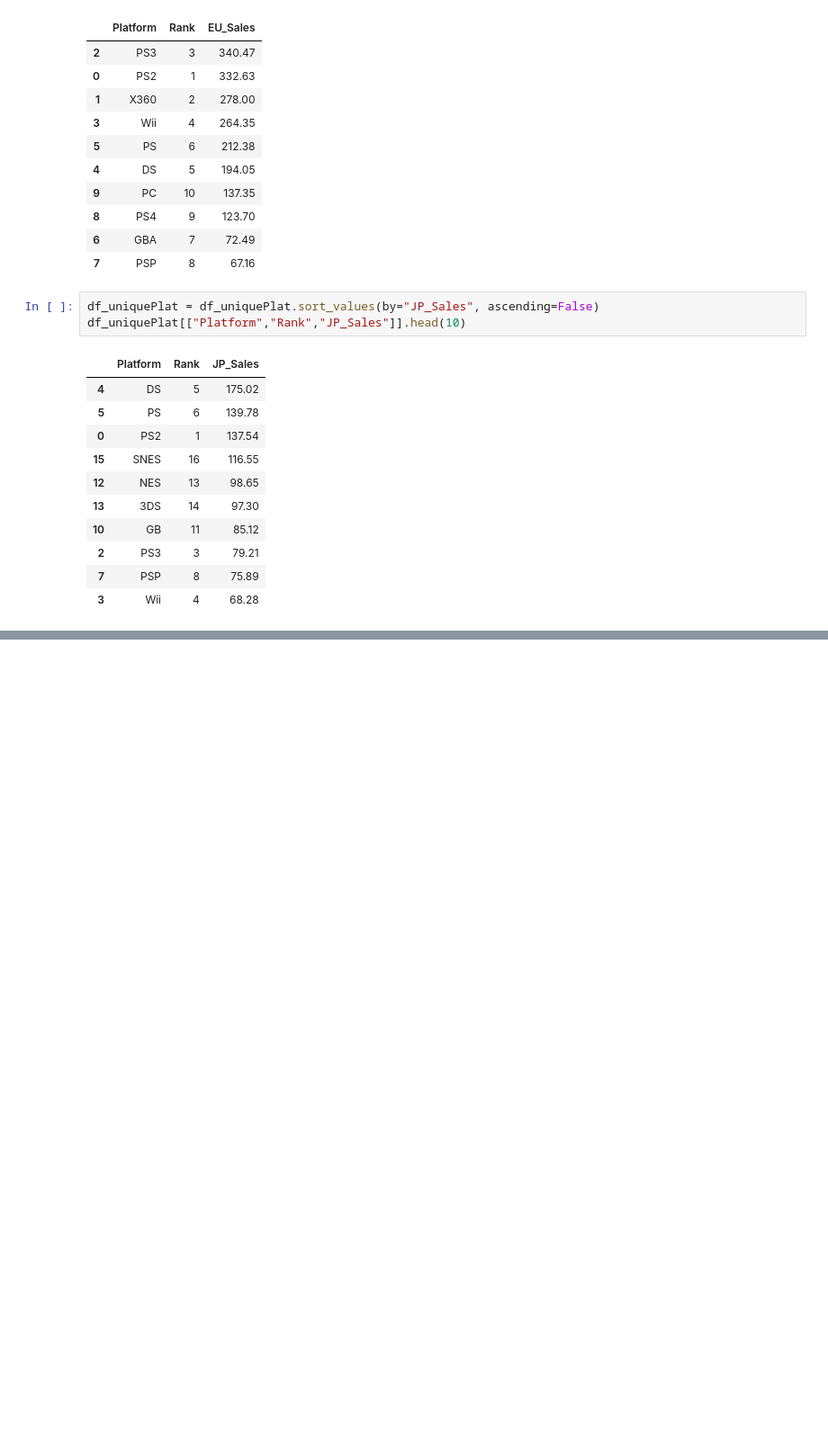
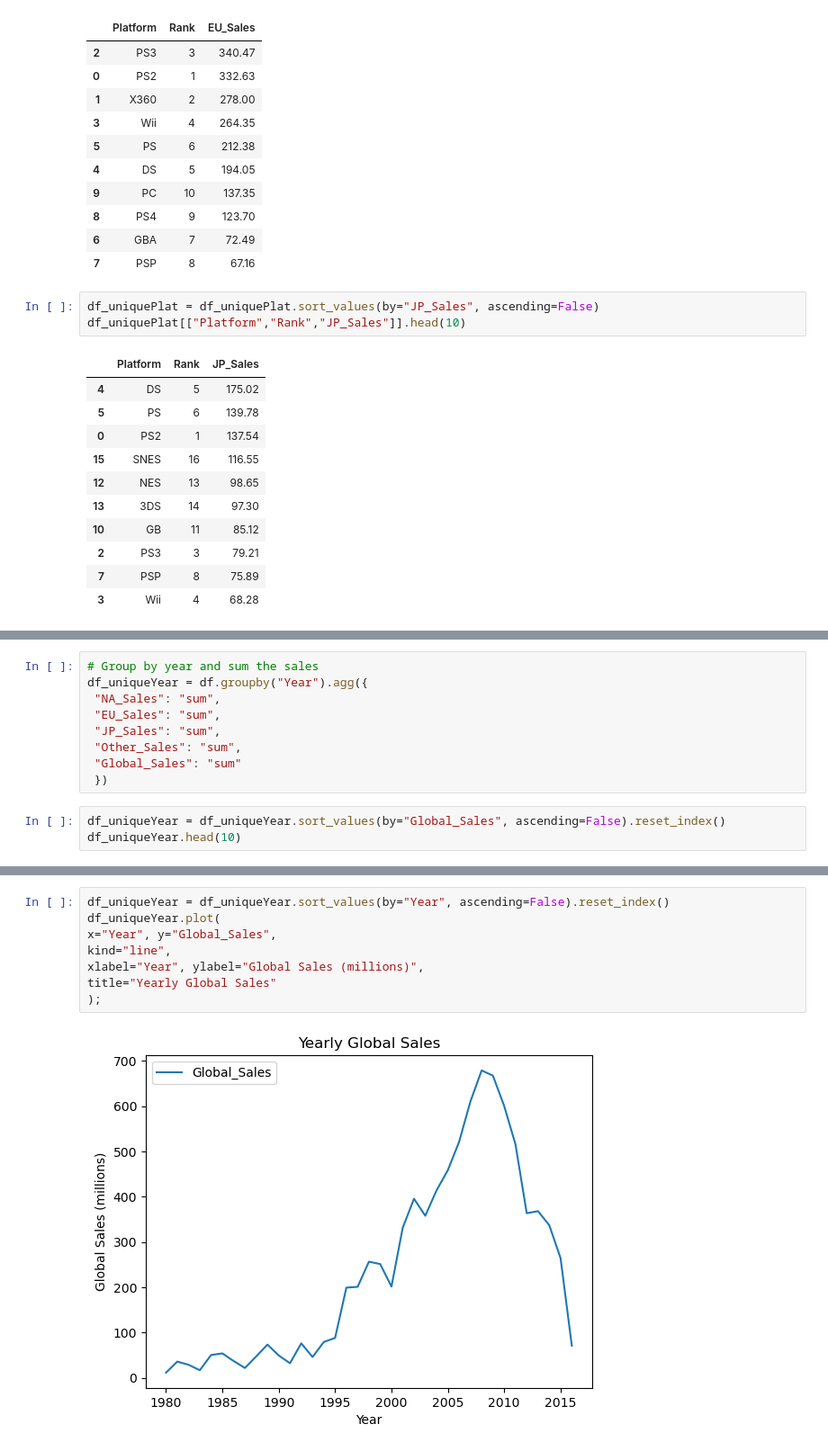
Before and after one commit to Marcuss2106/VideoGamesAnalysis, a Jupyter notebook: VideoGamesAnalysis.ipynb, the cells around one changed output, grey strips where cells are left out. Shown at 90% size. Cells and saved outputs as stored; diff of their text form; blank space fills up the shorter version.

Commit message:
graphing

```diff
--- a/VideoGamesAnalysis.ipynb
+++ b/VideoGamesAnalysis.ipynb
@@ -267,0 +279,12 @@ df_uniquePlat[["Platform","Rank", "Other_Sales"]].head(10)
+# %%
+# Group by year and sum the sales
+df_uniqueYear = df.groupby("Year").agg({
+ "NA_Sales": "sum",
+ "EU_Sales": "sum",
+ "JP_Sales": "sum",
+ "Other_Sales": "sum",
+ "Global_Sales": "sum"
+ })
+# %%
+df_uniqueYear = df_uniqueYear.sort_values(by="Global_Sales", ascending=False).reset_index()
+df_uniqueYear.head(10)
@@ -267,0 +303,10 @@ df_uniquePlat[["Platform","Rank", "Other_Sales"]].head(10)
+# %%
+df_uniqueYear = df_uniqueYear.sort_values(by="Year", ascending=False).reset_index()
+df_uniqueYear.plot(
+x="Year", y="Global_Sales",
+kind="line",
+xlabel="Year", ylabel="Global Sales (millions)",
+title="Yearly Global Sales"
+);
+# %% [output]
+[figure, added]
```
Also changed, not shown: parts of 12 cells of this notebook.
